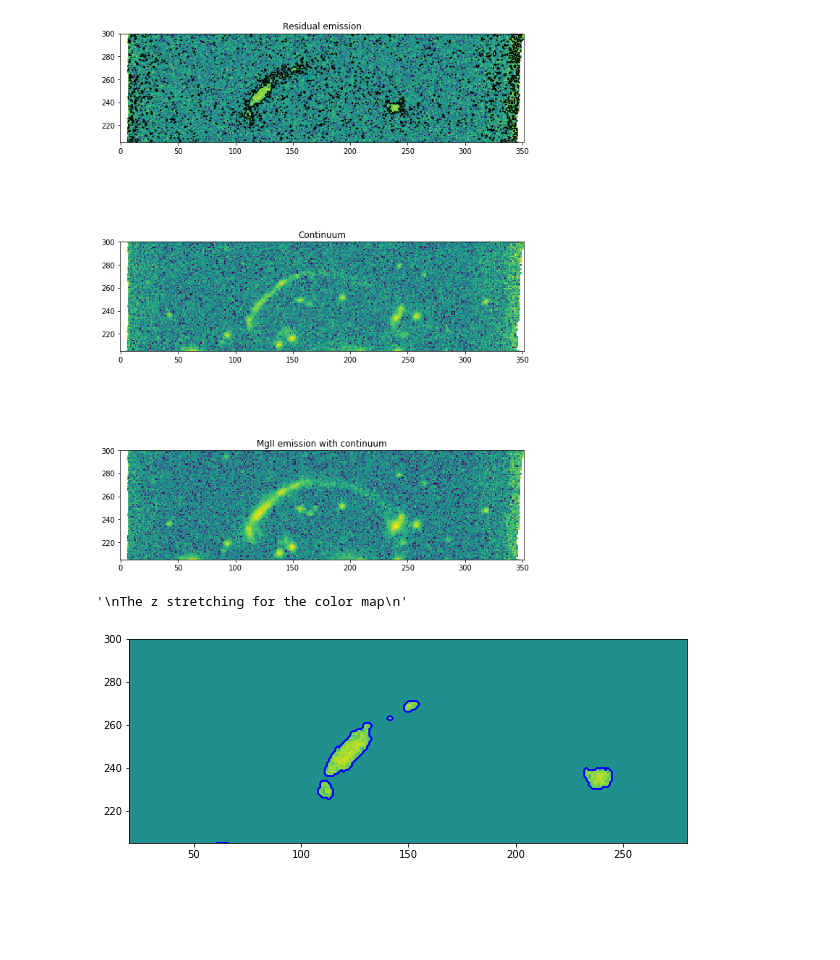
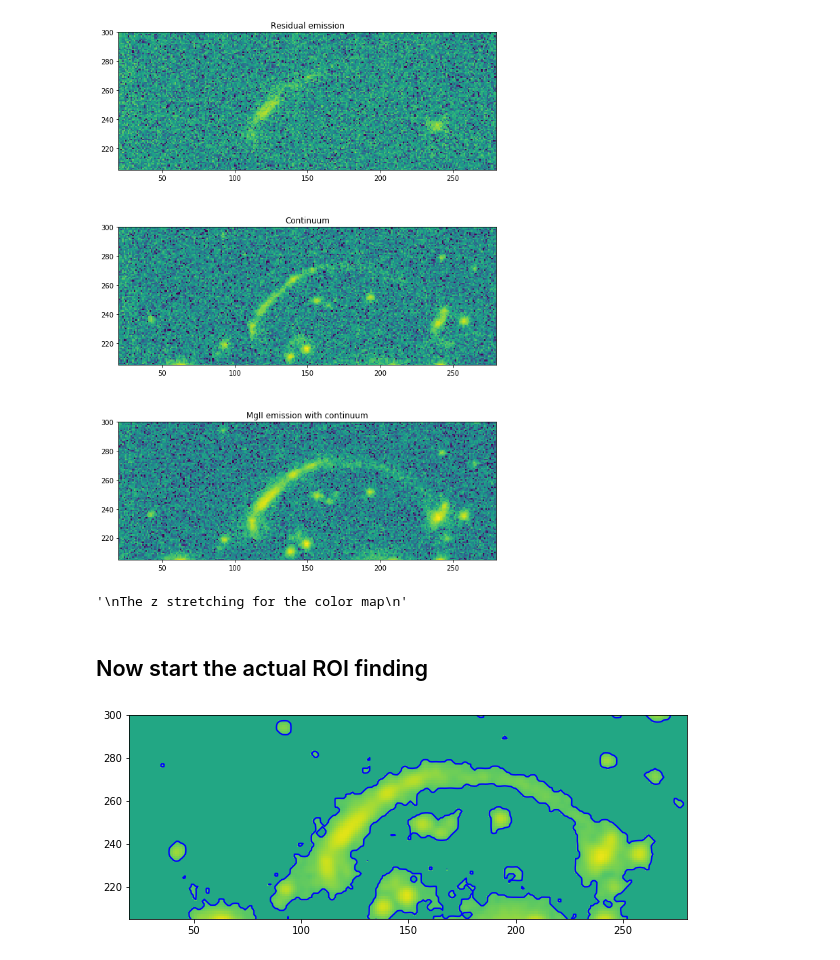
Before and after one commit to rongmon/musetools, a Jupyter notebook: src/musetools/MUSE_MgII_Emission.ipynb, the cells around one changed output. Saved outputs shown, nothing was run; the diff lists cells and outputs as text; code cells hidden in the pictures; blank space fills up the shorter version.

```diff
--- a/src/musetools/MUSE_MgII_Emission.ipynb
+++ b/src/musetools/MUSE_MgII_Emission.ipynb
@@ -44,35 +49,41 @@ The z stretching for the color map
 
 zmin=-1
 zmax=2.
 
 width_in = 10
 fig=plt.figure(1, figsize=(width_in, 15))
 ax = fig.add_subplot(311)
 ax.imshow(np.log10(np.abs( residual_image)), cmap = plt.get_cmap('viridis'), origin='lower',vmin=zmin, vmax=zmax)
-ax.contour(ems_image-cont_image,levels=np.logspace(1,3,3),colors='black')
+#ax.contour(ems_image-cont_image,levels=np.logspace(1,3,3),colors='black')
 ax.set_title('Residual emission')
 ax.set_ylim([205,300])
+ax.set_xlim([20,280])
 
 
 ax1 = fig.add_subplot(312)
 ax1.imshow(np.log10(np.abs(cont_image )), cmap = plt.get_cmap('viridis'), origin='lower',vmin=zmin, vmax=zmax)
 ax1.set_title('Continuum')
 ax1.set_ylim([205,300])
+ax1.set_xlim([20,280])
 
 
 
 ax2 = fig.add_subplot(313)
 ax2.imshow(np.log10(np.abs(ems_image)), cmap = plt.get_cmap('viridis'), origin='lower',vmin=zmin, vmax=zmax)
 ax2.set_title('MgII emission with continuum')
 ax2.set_ylim([205,300])
+ax2.set_xlim([20,280])
+
 plt.show()
 
 #fig = plt.figure()
 '''
 The z stretching for the color map
 '''
 # %% [output]
-[figure, old version]
+[figure, new version]
 '\nThe z stretching for the color map\n'
+# %% [markdown]
+## Now start the actual ROI finding
 # %%
 
@@ -105,18 +131,20 @@ Final_Image=1.+ROI*Mask
 # %%
 
+Final_Image=smooth_image(ems_image,stddev=1.4,sig_threshold=3.,sky_x=[260,280],sky_y=[40,100])
+Final_Image1=smooth_image(cont_image,stddev=1.4,sig_threshold=3.,sky_x=[260,280],sky_y=[40,100])
 
-
+Final_Image= Final_Image+1.
 
 ydim, xdim = Final_Image.shape
 
-zmin=-2
+zmin=-3
 zmax=2.
 
 x = np.arange(0., xdim, 1.)
 y = np.arange(0., ydim, 1.)
 X, Y = np.meshgrid(x, y)
-levels = 0.+np.arange(1., 6.601, 2.8)  # Boost the upper limit to avoid truncation errors.
-norm = cm.colors.Normalize(vmax=abs(Final_Image).max(), vmin=-abs(ROI).max())
+levels = 0.+np.arange(1., 3.601, 2)  # Boost the upper limit to avoid truncation errors.
+norm = cm.colors.Normalize(vmax=abs(Final_Image).max(), vmin=(Final_Image).min())
 
 width_in = 10
 fig=plt.figure( figsize=(width_in, 15))
@@ -129,7 +157,7 @@ ax.set_xlim([20,280])
 
 
 #CS = plt.contour(X, Y, lya_map,levels,norm=norm,cmap='plasma')
-CS = plt.contour(X, Y, Final_Image,[0.9,1.5,2.],norm=norm,cmap='winter')
+CS = plt.contour(X, Y, Final_Image,[-2.,4.],norm=norm,cmap='winter')
 
 
 #p = CS.collections[0].get_paths()[0]
@@ -140,5 +168,5 @@ CS = plt.contour(X, Y, Final_Image,[0.9,1.5,2.],norm=norm,cmap='winter')
 #plt.xlim(x1)
 #plt.ylim(x2)
 # %% [output]
-[figure, old version]
+[figure, new version]
 # %%
```
Also changed, not shown: parts of 13 cells of this notebook.
